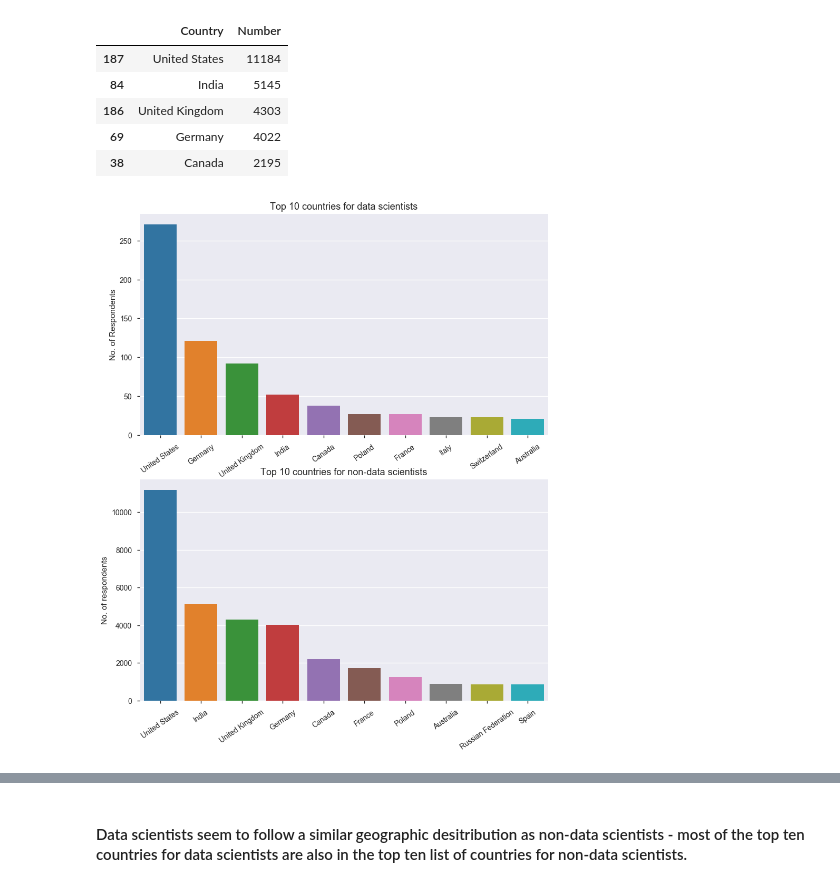
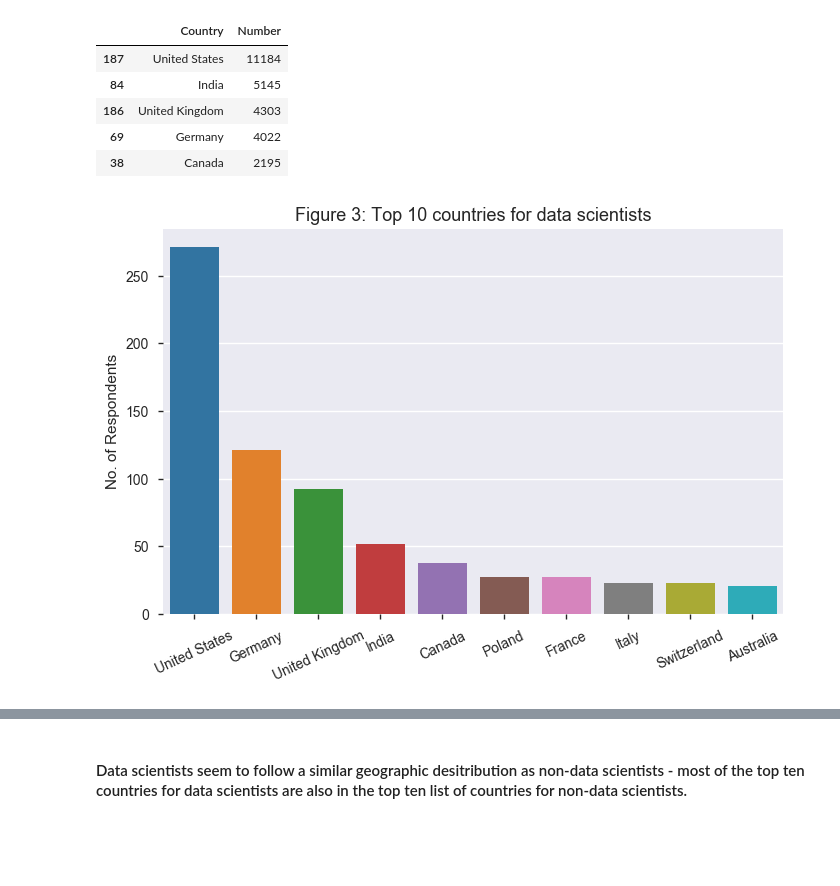
Before and after one commit to kwong0124/EDA_Project_SODevSurvey, a Jupyter notebook: EDA_Project_StackOverflowSurvey.ipynb, the cells around one changed output, grey strips where cells are left out. Cells and saved outputs as stored; diff of their text form; code cells hidden in the pictures; blank space fills up the shorter version.

```diff
--- a/EDA_Project_StackOverflowSurvey.ipynb
+++ b/EDA_Project_StackOverflowSurvey.ipynb
@@ -59,7 +59,7 @@ data.shape
 (51392, 154)
 # %%
 narrow_data = data[['Professional', 'Country', 'FormalEducation', 'HomeRemote', 'CompanySize',
-                    'CompanyType', 'NonDeveloperType', 'CareerSatisfaction', 'JobSatisfaction', 'Salary']]
+                    'CompanyType', 'NonDeveloperType', 'CareerSatisfaction', 'JobSatisfaction']]
 narrow_data.head()
 # %% [output]
 |  | Professional | Country | FormalEducation | HomeRemote | CompanySize | CompanyType | NonDeveloperType | ... |
@@ -163,3 +188,14 @@ nonds_countries.head()
 # %%
 x1 = list(ds_countries['Country'][:10])
 x2 = list(nonds_countries['Country'][:10])
+# %%
+x1 = ['USA',
+ 'Germany',
+ 'UK',
+ 'India',
+ 'Canada',
+ 'Poland',
+ 'France',
+ 'Italy',
+ 'Switzerland',
+ 'Australia']
@@ -166,19 +213,14 @@ x2 = list(nonds_countries['Country'][:10])
 # %%
-f, (ax1, ax2) = plt.subplots(2, figsize=(10, 12))
+f, ax1 = plt.subplots(figsize=(8, 5))
 
 sns.set_color_codes('pastel')
 ax1 = sns.barplot(x=ds_countries['Country'][:10], y=ds_countries['Number'][:10], ax=ax1)
-ax1.set_title('Top 10 countries for data scientists', fontsize=13)
+ax1.set_title('Figure 3: Top 10 countries for data scientists', fontsize=13)
 ax1.set_ylabel('No. of Respondents')
 ax1.set_xlabel('')
-ax1.set_xticklabels(x1, rotation=35)
+ax1.set_xticklabels(x1, rotation=25)
 
-ax2 = sns.barplot(x=nonds_countries['Country'][:10], y=nonds_countries['Number'][:10], ax=ax2)
-ax2.set_title('Top 10 countries for non-data scientists', fontsize=13)
-ax2.set_ylabel('No. of respondents')
-ax2.set_xticklabels(x2, rotation=35)
-ax2.set_xlabel('')
-
+plt.savefig('DS_Countries.png')
 plt.show()
 # %% [output]
-[figure, old version]
+[figure, new version]
```
Also changed, not shown: parts of 16 cells of this notebook, 15 other files.
